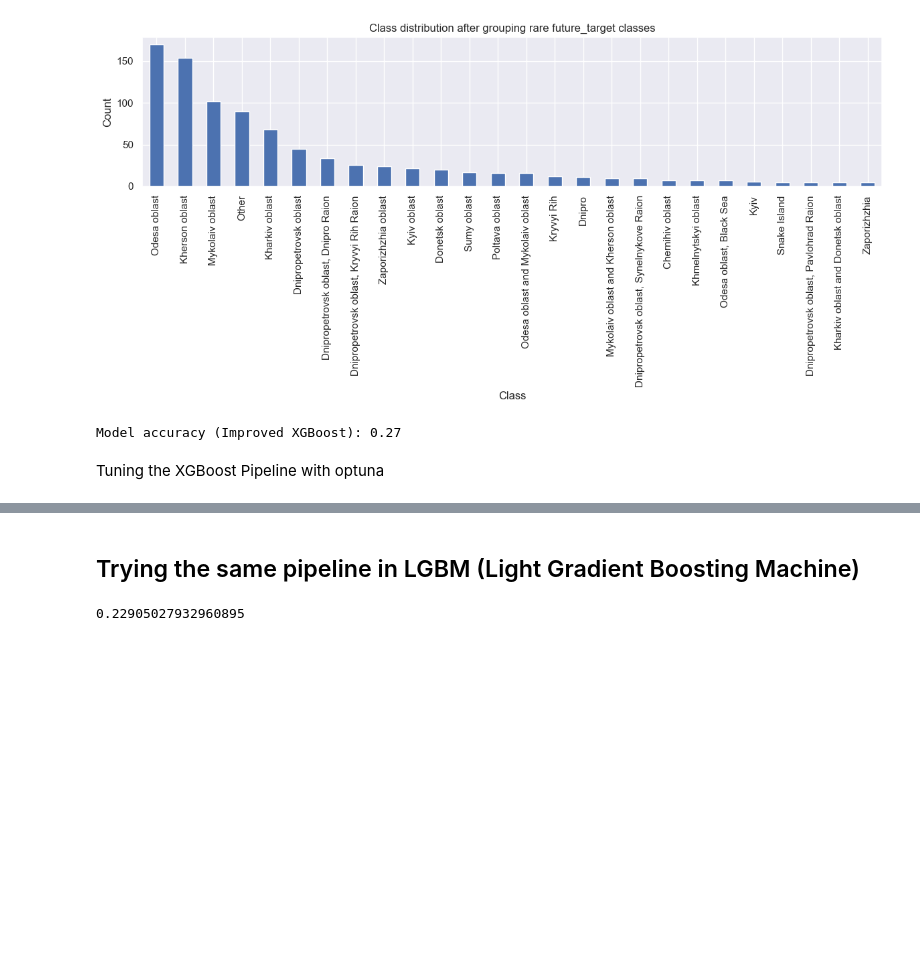
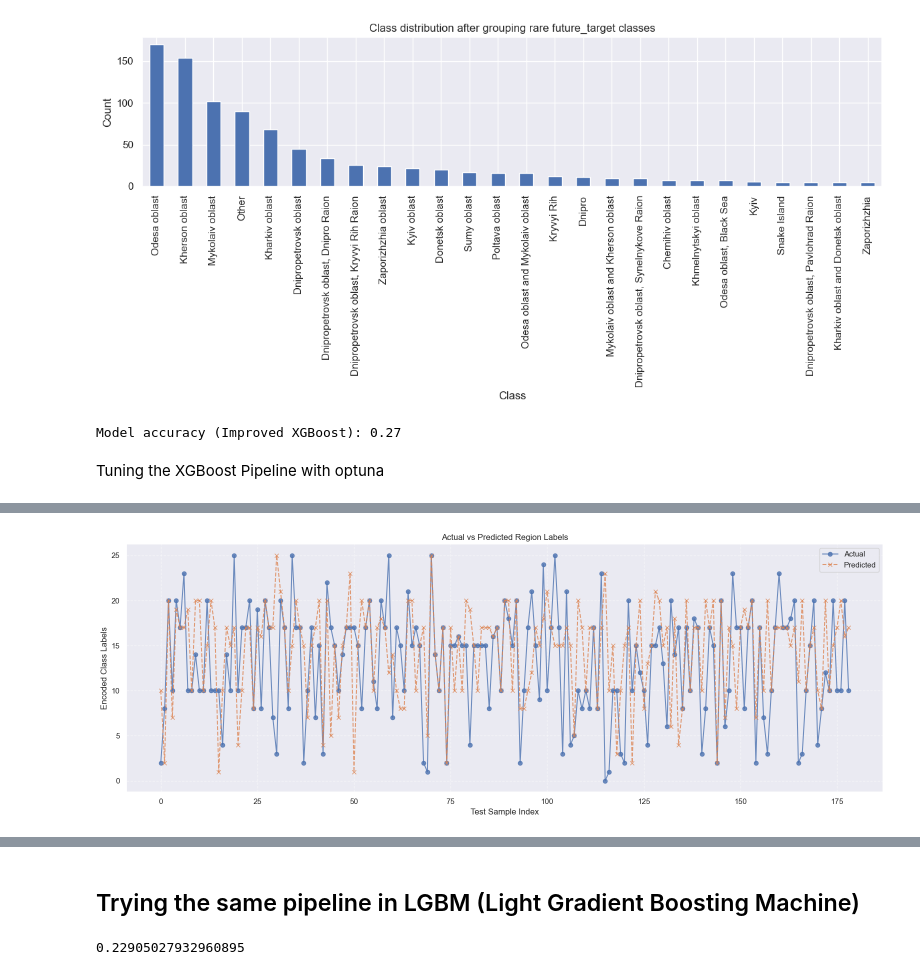
Before and after one commit to Dualboi/ml-analysis-ukraine-attacks, a Jupyter notebook: regional_targeting_analysis/Model2.ipynb, the cells around one changed output, grey strips where cells are left out. Drawn from its saved outputs; the diff is of its cells as text; code cells hidden in the pictures; blank space fills up the shorter version.

Commit message:
Added SMOTE and some graphs to Model2.ipynb.

```diff
--- a/regional_targeting_analysis/Model2.ipynb
+++ b/regional_targeting_analysis/Model2.ipynb
@@ -280,8 +280,18 @@ Model accuracy (Improved XGBoost): 0.27
 Tuning the XGBoost Pipeline with optuna
 # %%
 import optuna
-from sklearn.metrics import accuracy_score
+import matplotlib.pyplot as plt
+import seaborn as sns
+import numpy as np
+import pandas as pd
 
+from collections import Counter
+from sklearn.metrics import accuracy_score, confusion_matrix
+from xgboost import XGBClassifier
+from imblearn.over_sampling import SMOTE
+from sklearn.model_selection import train_test_split
+
+# 1. OPTUNA TUNING (with SMOTE)
 def objective(trial):
     params = {
         "n_estimators": trial.suggest_int("n_estimators", 100, 500),
@@ -292,43 +302,86 @@ def objective(trial):
         "gamma": trial.suggest_float("gamma", 0, 5),
         "reg_alpha": trial.suggest_float("reg_alpha", 0.0, 5.0),
         "reg_lambda": trial.suggest_float("reg_lambda", 0.0, 5.0),
-        "use_label_encoder": False,
         "eval_metric": "mlogloss",
-        "random_state": 42,
+        "random_state": 42
     }
 
+    # Dynamically determine safe k_neighbors for SMOTE
+    min_class_size = min(Counter(y_train).values())
+    safe_k = max(1, min(min_class_size - 1, 5))
+
+    sm = SMOTE(k_neighbors=safe_k, random_state=42)
+    X_resampled, y_resampled = sm.fit_resample(X_train, y_train)
+
     model = XGBClassifier(**params)
-    model.fit(X_train, y_train)
+    model.fit(X_resampled, y_resampled)
     preds = model.predict(X_test)
-    acc = accuracy_score(y_test, preds)
-    return acc
+    return accuracy_score(y_test, preds)
 
-# Run optimization
 study = optuna.create_study(direction="maximize")
-study.optimize(objective, n_trials=50, timeout=600)  # Tune for 10 minutes or 50 trials
+study.optimize(objective, n_trials=50, timeout=600)
 
-# Best params
 print("Best trial:")
 print(f"  Value (accuracy): {study.best_trial.value}")
 print(f"  Params: {study.best_trial.params}")
 
-# Train final model with best parameters
+# 2. FINAL MODEL TRAINING WITH BEST PARAMS + SMOTE
 best_params = study.best_trial.params
 best_params.update({
-    "use_label_encoder": False,
     "eval_metric": "mlogloss",
     "random_state": 42
 })
+
+# Use same safe SMOTE strategy
+min_class_size = min(Counter(y_train).values())
+safe_k = max(1, min(min_class_size - 1, 5))
+sm = SMOTE(k_neighbors=safe_k, random_state=42)
+X_resampled, y_resampled = sm.fit_resample(X_train, y_train)
+
 xgb_best = XGBClassifier(**best_params)
-xgb_best.fit(X_train, y_train)
+xgb_best.fit(X_resampled, y_resampled)
 
-# Predict missing
+# 3. MISSING PREDICTIONS
 if not X_missing.empty:
     y_missing_pred = xgb_best.predict(X_missing)
     predicted_labels = le.inverse_transform(y_missing_pred)
     print("Predictions for missing future_target rows:\n", predicted_labels)
 
-# Final evaluation
-accuracy = xgb_best.score(X_test, y_test)
-print(f"Final Tuned XGBoost Accuracy: {accuracy:.2f}")
+# 4. EVALUATE FINAL MODEL
+y_pred = xgb_best.predict(X_test)
+accuracy = accuracy_score(y_test, y_pred)
+print(f"Final Tuned XGBoost Accuracy (with SMOTE): {accuracy:.2f}")
+
+# 5. PLOT ACTUAL vs PREDICTED (CATEGORICAL)
+plt.figure(figsize=(16, 6))
+plt.plot(y_test, label='Actual', marker='o', linestyle='-', alpha=0.8)
+plt.plot(y_pred, label='Predicted', marker='x', linestyle='--', alpha=0.8)
+plt.title('Actual vs Predicted Region Labels')
+plt.xlabel('Test Sample Index')
+plt.ylabel('Encoded Class Labels')
+plt.legend()
+plt.grid(True, linestyle='--', alpha=0.5)
+plt.tight_layout()
+plt.show()
+
+# 6. TOP 10 MISCLASSIFICATIONS
+cm = confusion_matrix(y_test, y_pred)
+labels = le.classes_
+
+cm_df = pd.DataFrame(cm, index=labels, columns=labels)
+cm_no_diag = cm_df.astype(float).copy()
+np.fill_diagonal(cm_no_diag.values, np.nan)
+
+misclassified_pairs = cm_no_diag.unstack().dropna().sort_values(ascending=False)
+top_n = 10
+top_mis_df = misclassified_pairs.head(top_n).rename_axis(['Predicted', 'Actual']).reset_index(name='Count')
+top_mis_df["Misclassification"] = top_mis_df["Actual"] + " ➝ " + top_mis_df["Predicted"]
+
+plt.figure(figsize=(12, 6))
+sns.barplot(data=top_mis_df, x="Count", y="Misclassification", palette="Reds_r")
+plt.title(f"Top {top_n} Region Misclassifications")
+plt.xlabel("Number of Misclassifications")
+plt.ylabel("Actual ➝ Predicted")
+plt.tight_layout()
+plt.show()
 # %% [output]
@@ -368,0 +422 @@ Final Tuned XGBoost Accuracy: 0.31
+[figure, added]
```
Also changed, not shown: parts of 1 cell of this notebook.
